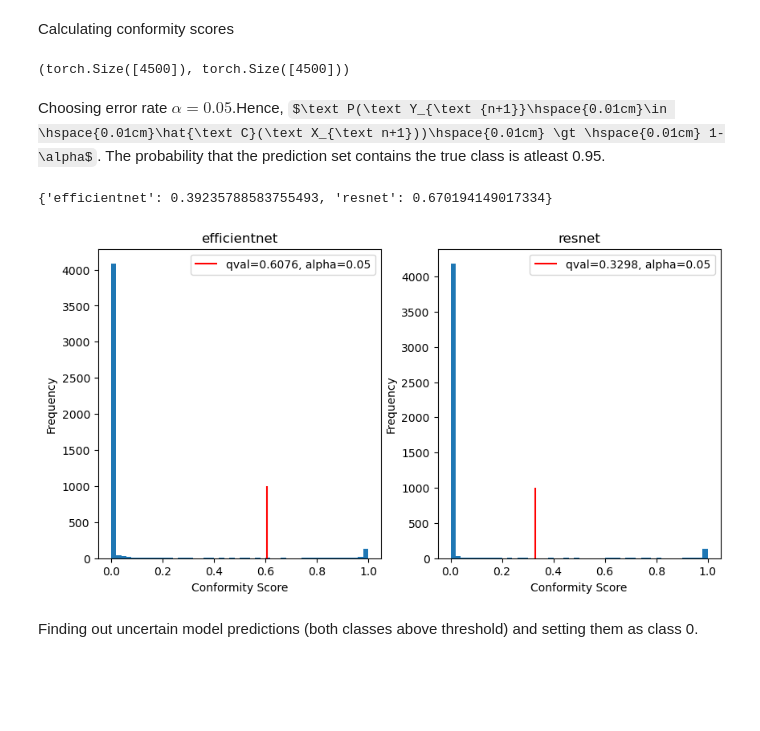
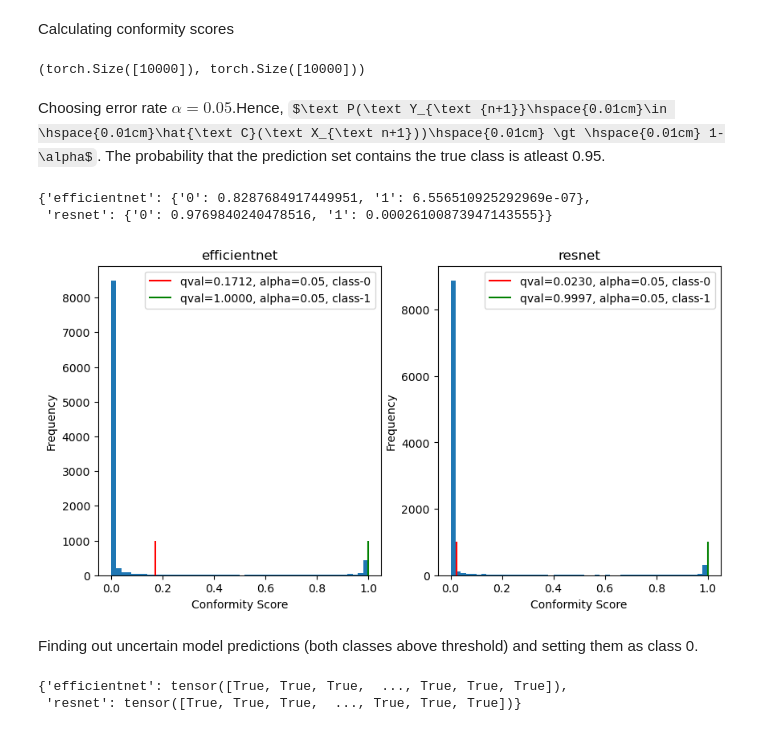
Before and after one commit to VannshJani/Machine-Learning, a Jupyter notebook: cp_cifar10.ipynb, the cells around one changed output. Saved outputs shown, nothing was run; the diff lists cells and outputs as text; code cells hidden in the pictures; some formulas as TeX source; blank space fills up the shorter version.

```diff
--- a/cp_cifar10.ipynb
+++ b/cp_cifar10.ipynb
@@ -70,11 +72,10 @@ device
 device(type='cuda')
 # %%
 models = {"efficientnet": EfficientNetClassifier(n_classes=2), "resnet": ResNetClassifier(n_classes=2)}
-
 for name, model in models.items():
     print(f"Training {name}...")
-    train_fn(model.to(device), nn.CrossEntropyLoss(), X_train, y_train, lr=1e-3, batch_size=1024, epochs=20)
-    model.to("cpu")
+    epoch_loss,iter_loss = train_fn(model.to(device), nn.CrossEntropyLoss(), X_train, y_train, lr=1e-3, batch_size=1024, epochs=20)
+    # model.to("cpu")
 # %% [output]
 Training efficientnet...
 Training resnet...
@@ -99,15 +100,16 @@ def softmax(y_pred):
 result_dict = {}
 predictions = {}
 labels = {}
-for name, model in models.items():
-    model.to(device)
-    pred_y = model.predict(X_test, batch_size=1024).to("cpu")
-    prediction_prob = softmax(pred_y)
-    predicted_labels = torch.argmax(prediction_prob, dim=1)
-    result_dict[name] = results(y_test, predicted_labels)
-    predictions[name] = prediction_prob
-    labels[name] = predicted_labels
-    model.to("cpu")
+with torch.no_grad():
+    for name, model in models.items():
+        pred_y = model.predict(X_test, batch_size=1024).cpu()
+        prediction_prob = softmax(pred_y)
+        predicted_labels = torch.argmax(prediction_prob, dim=1)
+        result_dict[name] = results(y_test, predicted_labels)
+        predictions[name] = prediction_prob
+        labels[name] = predicted_labels
+
+
 
 df = tabulate_results(result_dict)
 df
@@ -138,41 +140,48 @@ def conformity_score(y_pred,y_true):
     scores = softmax(y_pred)
     return 1 - torch.where(y_true==0, scores[:,0], scores[:,1])  # 1 - softmax score for true class
 
-for name, model in models.items():
-    model.to(device)
-    y_pred_cal = model.predict(X_cal, batch_size=1024).to("cpu")
-    conformity_scores[name] = conformity_score(y_pred_cal, y_cal)
-    model.to("cpu")
+with torch.no_grad():
+    for name, model in models.items():
+        y_pred_cal = model.predict(X_cal, batch_size=1024).cpu()
+        conformity_scores[name] = conformity_score(y_pred_cal, y_cal)
 
 conformity_scores["efficientnet"].shape, conformity_scores["resnet"].shape
 # %% [output]
-(torch.Size([4500]), torch.Size([4500]))
+(torch.Size([10000]), torch.Size([10000]))
 # %% [markdown]
 Choosing error rate $\alpha=0.05$.Hence, $\text P(\text Y_{\text {n+1}}\hspace{0.01cm}\in \hspace{0.01cm}\hat{\text C}(\text X_{\text n+1}))\hspace{0.01cm} \gt \hspace{0.01cm} 1-\alpha$. The probability that the prediction set contains the true class is atleast 0.95.
 # %%
 n = X_cal.shape[0] # calibration samples
 def calculate_threshold(conformity_scores,n,alpha=0.05):
     thresholds = {}
+    thresholds["efficientnet"] = {}
+    thresholds["resnet"] = {}
     a = torch.ceil(torch.tensor((1-alpha)*(n+1))).item()/n
+    mask = y_cal==0
     for name, scores in conformity_scores.items():
-        thresholds[name] = (1 - torch.quantile(scores, a)).item()
+        thresholds[name]["0"] = (1 - torch.quantile(scores[mask], a)).item()
+    mask = y_cal==1
+    for name, scores in conformity_scores.items():
+        thresholds[name]["1"] = (1 - torch.quantile(scores[mask], a)).item()
     return thresholds
 
 thresholds_05 = calculate_threshold(conformity_scores,n,alpha=0.05)
 thresholds_05
 # %% [output]
-{'efficientnet': 0.39235788583755493, 'resnet': 0.670194149017334}
+{'efficientnet': {'0': 0.8287684917449951, '1': 6.556510925292969e-07},
+ 'resnet': {'0': 0.9769840240478516, '1': 0.00026100873947143555}}
 # %%
 # plotting bar plots of scores and vlines for 1-threshold
 fig, axes = plt.subplots(1, 2, figsize=(10, 5))
 for ax, (name, scores) in zip(axes.ravel(), conformity_scores.items()):
     ax.hist(scores.detach().numpy(), bins=50)
-    ax.vlines(1-thresholds_05[name], 0, 1000, color="red", label=f"qval={1-thresholds_05[name]:.4f}, alpha=0.05")
+    ax.vlines(1-thresholds_05[name]["0"], 0, 1000, color="red", label=f"qval={1-thresholds_05[name]['0']:.4f}, alpha=0.05, class-0")
+    ax.vlines(1-thresholds_05[name]["1"], 0, 1000, color="green",label=f"qval={1-thresholds_05[name]['1']:.4f}, alpha=0.05, class-1")
     ax.legend()
     ax.set_title(name)
     ax.set_xlabel("Conformity Score")
     ax.set_ylabel("Frequency")
 # %% [output]
-[figure, old version]
+[figure, new version]
 # %% [markdown]
 Finding out uncertain model predictions (both classes above threshold) and setting them as class 0.
@@ -193 +188,24 @@ modified_predictions,n_predicted_set = mod_pred()
+# %%
+def mod_pred(thresholds=thresholds_05,reduce_support=False):
+   pred_set = {}
+   for name,pred in predictions.items():
+      class_0 = torch.where(pred[:,0]<thresholds_05[name]['0'], False, True) # if softmax score below threshold, then False else True for class 0
+      class_1 = torch.where(pred[:,1]<thresholds_05[name]['1'], False, True) # if softmax score below threshold, then False else True for class 1
+      pred_set[name] = torch.stack((class_0,class_1),dim=1)
+
+   # modifying predictions
+   indices = {}
+   modified_predictions = {}
+   for name,pred in pred_set.items():
+      indices[name] = torch.any(pred!=False,dim=1)
+      if reduce_support:
+         pred = pred[indices[name]]
+      modified_predictions[name] = torch.where((pred[:,0] == True) & (pred[:,1] == True), 1, torch.where((pred[:,0] == False) & (pred[:,1] == False), 0, torch.where(pred[:,0] == True, 0, 1)))
+   return modified_predictions,pred_set,indices
+
+modified_predictions,pred_set,indices = mod_pred()
+indices
+# %% [output]
+{'efficientnet': tensor([True, True, True,  ..., True, True, True]),
+ 'resnet': tensor([True, True, True,  ..., True, True, True])}
 # %%
```
Also changed, not shown: parts of 7 cells of this notebook.
